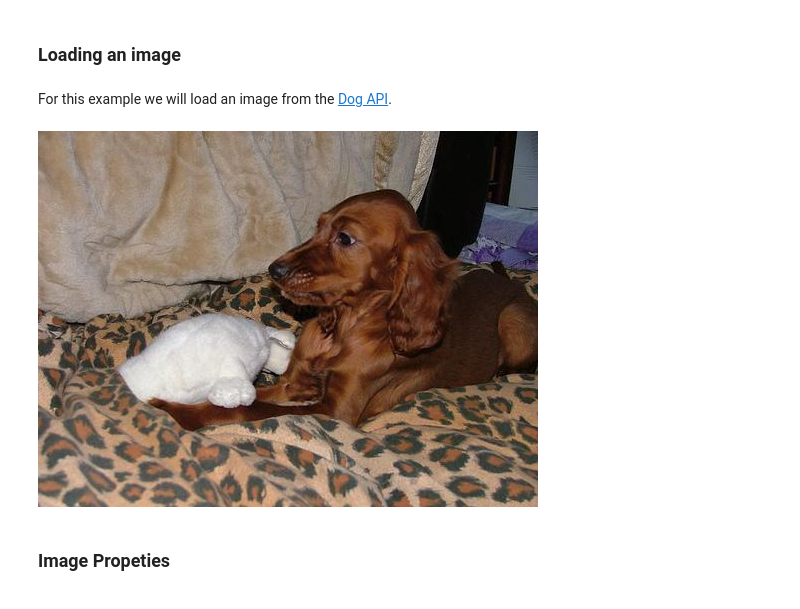
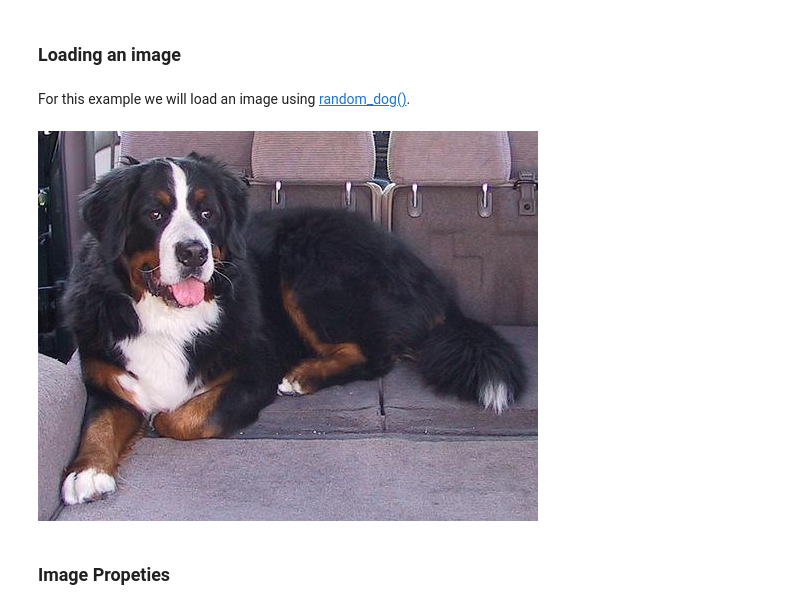
Before and after one commit to easycv/easycv, a Jupyter notebook: docs/source/examples/image.ipynb, the cells around one changed output. Saved outputs shown, nothing was run; the diff lists cells and outputs as text; code cells hidden in the pictures.

```diff
--- a/docs/source/examples/image.ipynb
+++ b/docs/source/examples/image.ipynb
@@ -7,12 +7,12 @@ from easycv.transforms import GrayScale, Gradient, Noise, GradientMagnitude, Blu
 # %% [markdown]
 ### Loading an image
 # %% [markdown]
-For this example we will load an image from the [Dog API](https://dog.ceo/dog-api/).
+For this example we will load an image using [random_dog()](../reference/image.rst#easycv.image.Image.random_dog).
-# %%
-img = Image("https://images.dog.ceo/breeds/setter-irish/n02100877_2741.jpg")
-img
-# %% [output]
-[figure, removed]
+# %%
+img = Image.random_dog()
+img
+# %% [output]
+[figure, added]
 # %% [markdown]
 ### Image Propeties
 # %% [markdown]
```
Also changed, not shown: parts of 3 cells of this notebook, 10 other files.
